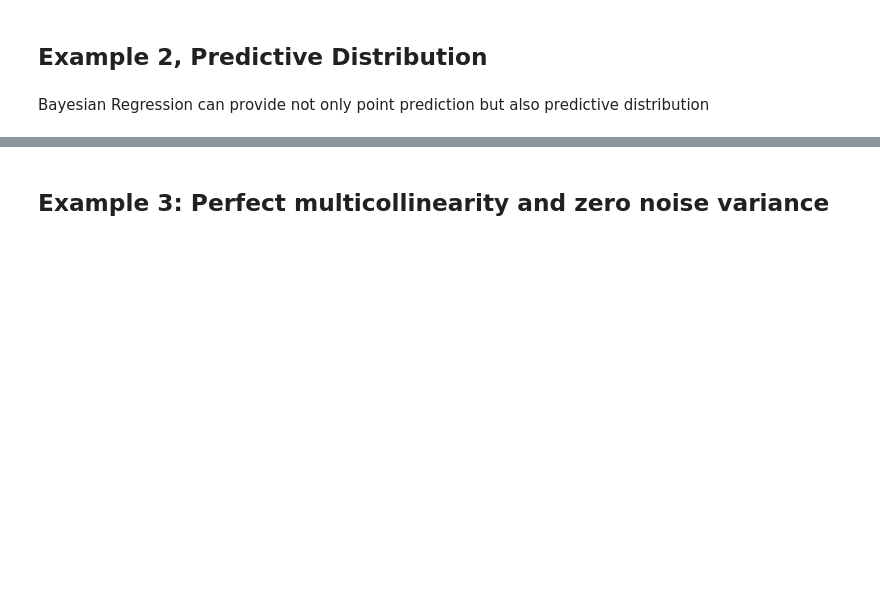
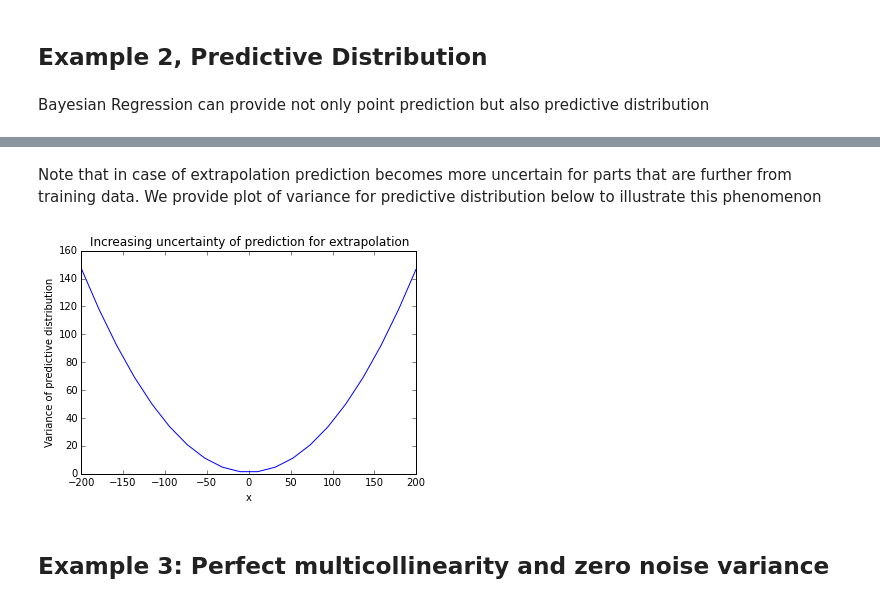
Before and after one commit to AmazaspShumik/sklearn-bayes, a Jupyter notebook: Bayesian Linear Regression/bayesian_regression_demo.ipynb, the cells around one changed output, grey strips where cells are left out. Cells and saved outputs as stored; diff of their text form; code cells hidden in the pictures; blank space fills up the shorter version.

```diff
--- a/Bayesian Linear Regression/bayesian_regression_demo.ipynb
+++ b/Bayesian Linear Regression/bayesian_regression_demo.ipynb
@@ -124,3 +146,14 @@ plt.show()
+# %% [markdown]
+Note that in case of extrapolation prediction becomes more uncertain for parts that are further from training data. We provide
+plot of variance for predictive distribution below to illustrate this phenomenon
+# %%
+plt.plot(x_test[:,0],var)
+plt.xlabel('x')
+plt.ylabel('Variance of predictive distribution')
+plt.title('Increasing uncertainty of prediction for extrapolation')
+plt.show()
+# %% [output]
+[figure, added]
 # %% [markdown]
 ## Example 3: Perfect multicollinearity and zero noise variance
 # %%
```
Also changed, not shown: parts of 4 cells of this notebook, 1 other file.
